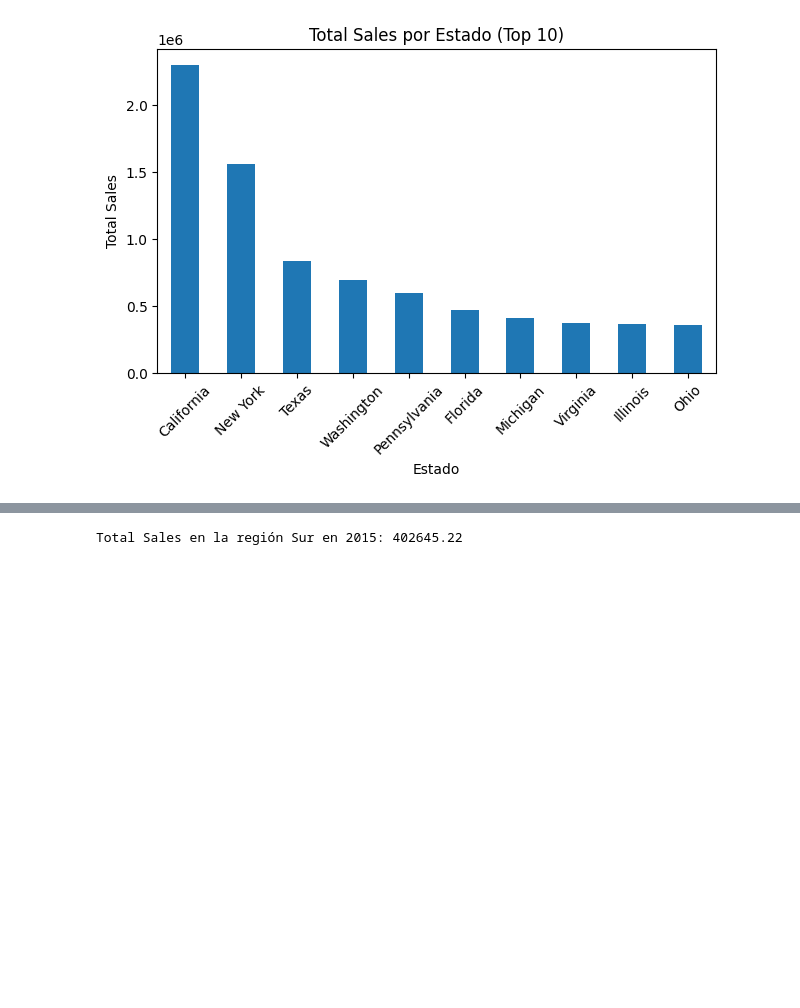
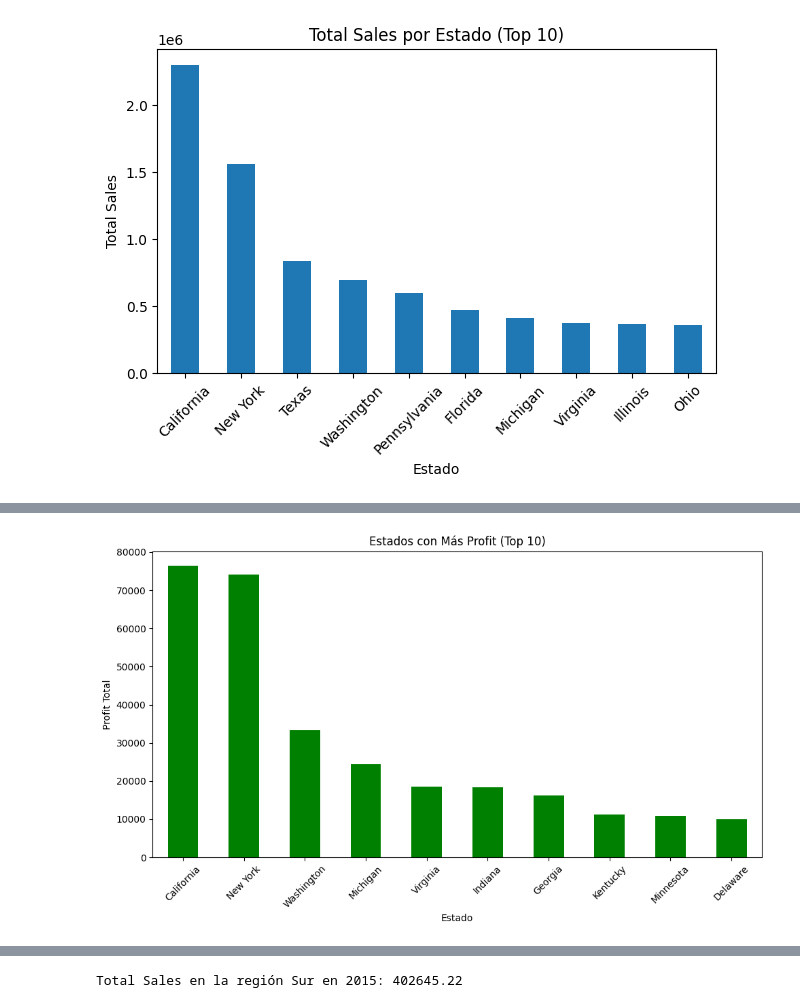
Before and after one commit to EEEliax/data-science-aws, a Jupyter notebook: notebooks/semana2/practicas/analisis_EDA.ipynb, the cells around one changed output, grey strips where cells are left out. Saved outputs shown, nothing was run; the diff lists cells and outputs as text; code cells hidden in the pictures; blank space fills up the shorter version.

```diff
--- a/notebooks/semana2/practicas/analisis_EDA.ipynb
+++ b/notebooks/semana2/practicas/analisis_EDA.ipynb
@@ -144,0 +180,13 @@ plt.show()
+# %%
+# estados con mas profit, de manera ordenada de mayor a menor
+df_profit_estados = df.groupby("State")["Profit"].sum().sort_values(ascending=False).head(10)
+plt.figure(figsize=(10, 6))
+df_profit_estados.plot(kind="bar", color="green")
+plt.title("Estados con Más Profit (Top 10)")
+plt.xlabel("Estado")
+plt.ylabel("Profit Total")
+plt.xticks(rotation=45)
+plt.tight_layout()
+plt.show()
+# %% [output]
+[figure, added]
```
Also changed, not shown: parts of 16 cells of this notebook.
